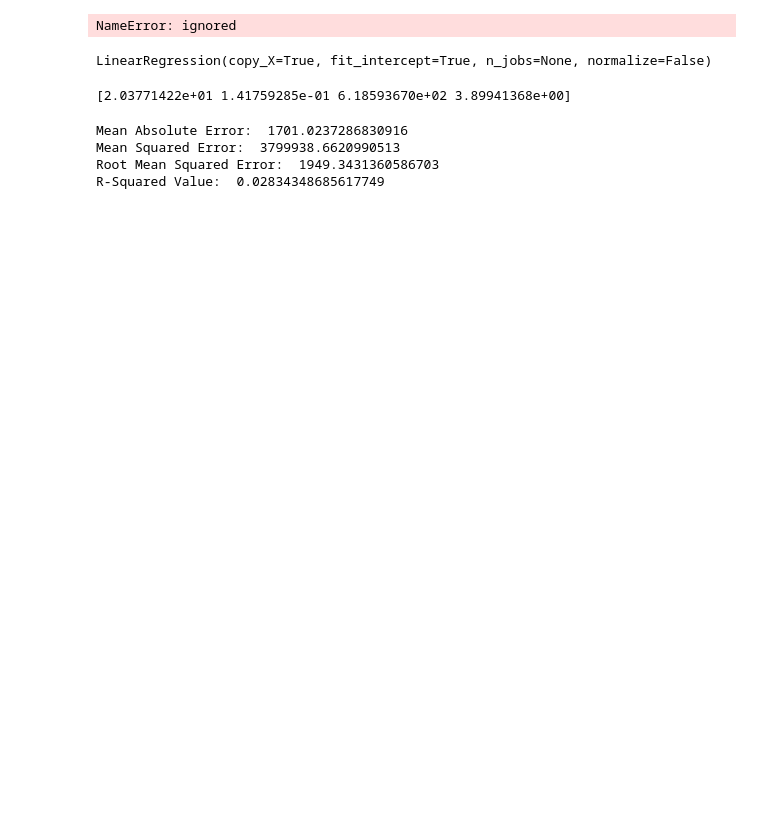
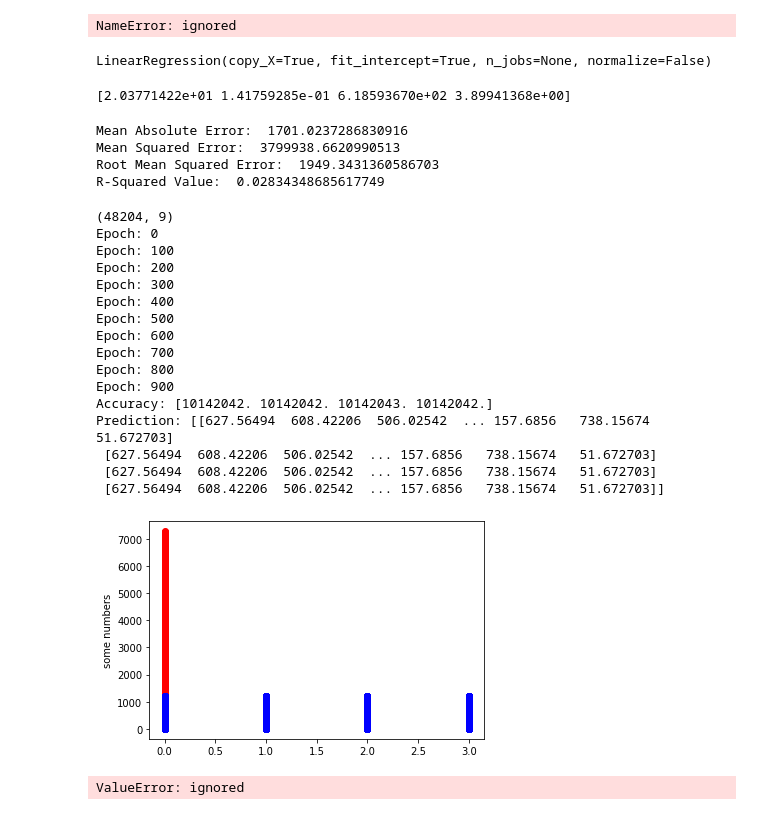
Before and after one commit to WeiChuen99/SVR-Regression, a Jupyter notebook: Regression.ipynb, the cells around one changed output. Cells and saved outputs as stored; diff of their text form; code cells hidden in the pictures; blank space fills up the shorter version.

```diff
--- a/Regression.ipynb
+++ b/Regression.ipynb
@@ -95,6 +96,8 @@ Mean Squared Error:  3799938.6620990513
 Root Mean Squared Error:  1949.3431360586703
 R-Squared Value:  0.02834348685617749
 # %%
+import io
+df2 = pd.read_csv(io.BytesIO(uploaded['Metro_Interstate_Traffic_Volume.csv']))
 df = df2.dropna()
 print(df.shape)
 df.head()
@@ -121,7 +124,6 @@ X1, X2, y1, y2 = train_test_split(X, y, random_state=0, train_size=0.5)
 # evaluate the model on the second set of data
 #y2_model = model.predict(X2)
 #accuracy_score(y2, y2_model)
-
 
 #Network parameters
 n_hidden1 = 10
@@ -199,30 +201,49 @@ batch_y_train=batch_y[:,0:24101]
 batch_x_test=batch_x[:,24102:48204]
 batch_y_test=batch_y[:,24102:48204]
 
 label_train=label[0:24101]
 label_test=label[24102:48204]
 
 with tf.Session() as sess:
   sess.run(init)
   #Training epoch
   for epoch in range(number_epochs):
 
     sess.run(optimizer, feed_dict={X: batch_x_train, Y: batch_y_train})
     #Display the epoch
     if epoch % 100 == 0:
       print("Epoch:", '%d' % (epoch))
   # Test model
   pred = (neural_network) # Apply softmax to logits
   accuracy=tf.keras.losses.MSE(pred,Y)
   print("Accuracy:", accuracy.eval({X: batch_x_train, Y: batch_y_train}))
   #tf.keras.evaluate(pred,batch_x)
   print("Prediction:", pred.eval({X: batch_x_train}))
   output=neural_network.eval({X: batch_x_train})
   plt.plot(batch_y_train[0:10], 'ro', output[0:10], 'bo')
   plt.ylabel('some numbers')
   plt.show()
 
   estimated_class=tf.argmax(pred, 1)#+1e-50-1e-50
   correct_prediction1 = tf.equal(tf.argmax(pred, 1),label)
   accuracy1 = tf.reduce_mean(tf.cast(correct_prediction1, tf.float32))
   print(accuracy1.eval({X: batch_x}))
+# %% [output]
+(48204, 9)
+Epoch: 0
+Epoch: 100
+Epoch: 200
+Epoch: 300
+Epoch: 400
+Epoch: 500
+Epoch: 600
+Epoch: 700
+Epoch: 800
+Epoch: 900
+Accuracy: [10142042. 10142042. 10142043. 10142042.]
+Prediction: [[627.56494  608.42206  506.02542  ... 157.6856   738.15674   51.672703]
+ [627.56494  608.42206  506.02542  ... 157.6856   738.15674   51.672703]
+ [627.56494  608.42206  506.02542  ... 157.6856   738.15674   51.672703]
+ [627.56494  608.42206  506.02542  ... 157.6856   738.15674   51.672703]]
+[figure, added]
+ValueError: ignored
```
Also changed, not shown: parts of 4 cells of this notebook.
